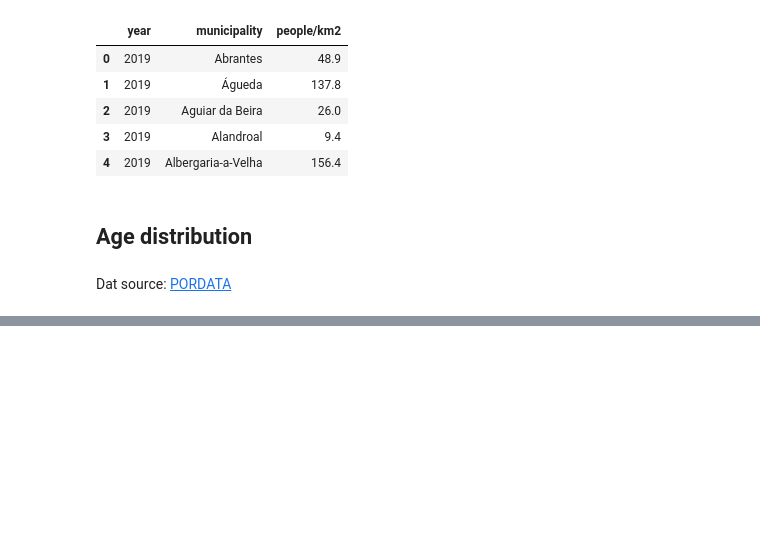
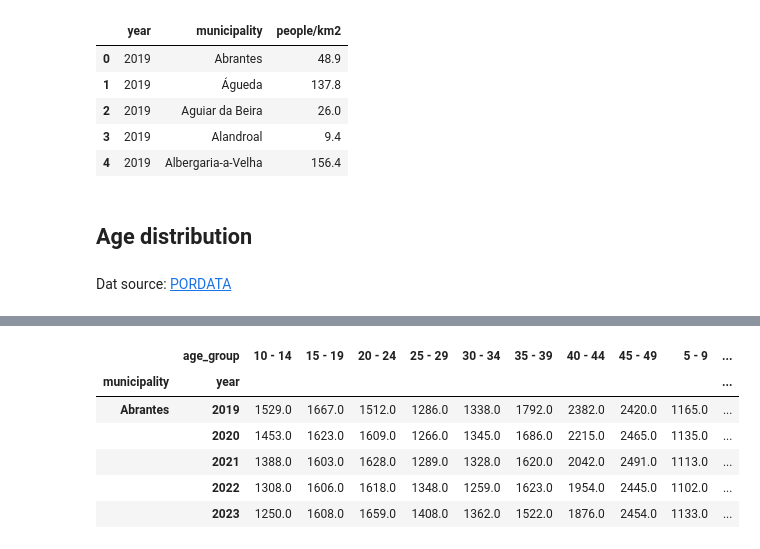
Before and after one commit to Shushunya/FCD-housing-prices, a Jupyter notebook: code/notebooks/eda/00_data_cleaning.ipynb, the cells around one changed output, grey strips where cells are left out. Drawn from its saved outputs; the diff is of its cells as text; code cells hidden in the pictures; blank space fills up the shorter version.

```diff
--- a/code/notebooks/eda/00_data_cleaning.ipynb
+++ b/code/notebooks/eda/00_data_cleaning.ipynb
@@ -332,5 +332,15 @@ df_age = df_age.pivot(
     columns="age_group",
     values="number_of_people",
 ).fillna(0)
+# %%
+df_age.head()
+# %% [output]
+|  | age_group | 10 - 14 | 15 - 19 | 20 - 24 | 25 - 29 | 30 - 34 | 35 - 39 | 40 - 44 | 45 - 49 | 5 - 9 | ... |
+| municipality | year |  |  |  |  |  |  |  |  |  | ... |
+| Abrantes | 2019 | 1529.0 | 1667.0 | 1512.0 | 1286.0 | 1338.0 | 1792.0 | 2382.0 | 2420.0 | 1165.0 | ... |
+|  | 2020 | 1453.0 | 1623.0 | 1609.0 | 1266.0 | 1345.0 | 1686.0 | 2215.0 | 2465.0 | 1135.0 | ... |
+|  | 2021 | 1388.0 | 1603.0 | 1628.0 | 1289.0 | 1328.0 | 1620.0 | 2042.0 | 2491.0 | 1113.0 | ... |
+|  | 2022 | 1308.0 | 1606.0 | 1618.0 | 1348.0 | 1259.0 | 1623.0 | 1954.0 | 2445.0 | 1102.0 | ... |
+|  | 2023 | 1250.0 | 1608.0 | 1659.0 | 1408.0 | 1362.0 | 1522.0 | 1876.0 | 2454.0 | 1133.0 | ... |
 # %%
 df_age.to_csv(AGE_CLEAN_FILE)
```
Also changed, not shown: 7 other files.
